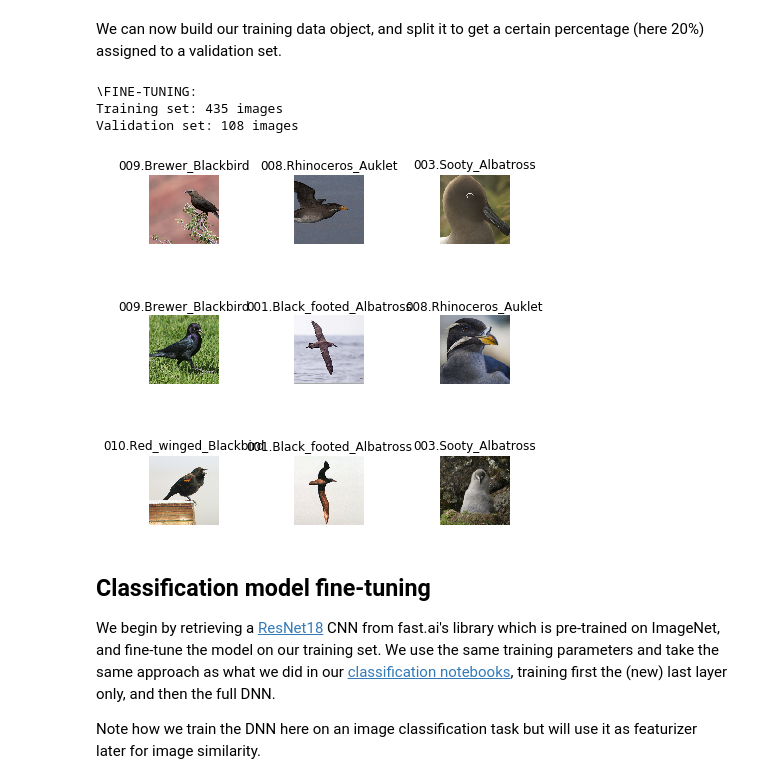
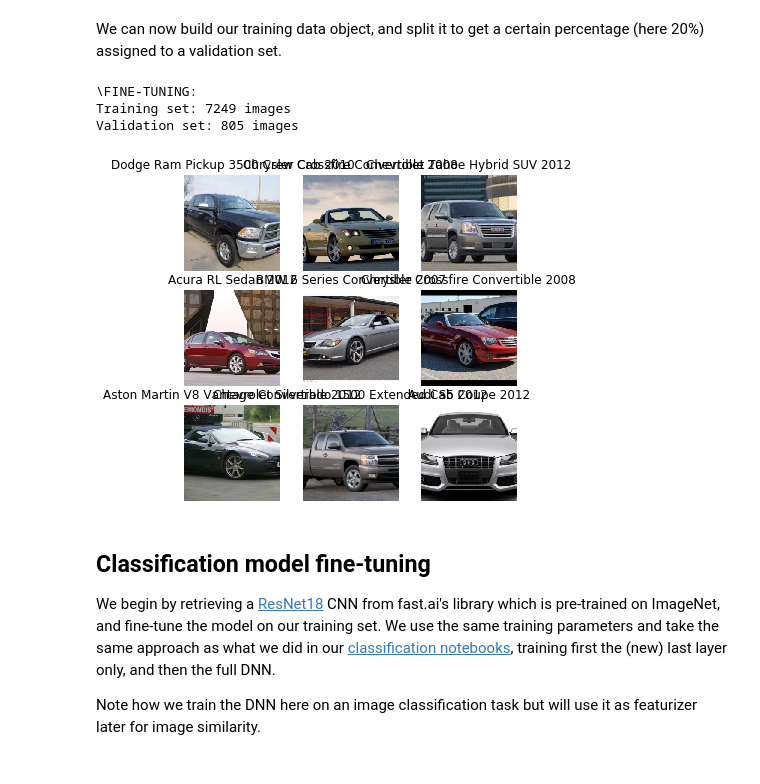
Before and after one commit to youngpark/computervision-recipes, a Jupyter notebook: scenarios/similarity/02_split_by_class.ipynb, the cells around one changed output. Drawn from its saved outputs; the diff is of its cells as text; code cells hidden in the pictures.

```diff
--- a/scenarios/similarity/02_split_by_class.ipynb
+++ b/scenarios/similarity/02_split_by_class.ipynb
@@ -76,44 +75,45 @@ Torch is using GPU: Tesla V100-PCIE-16GB
 We start with parameter specifications and data preparation. We use the *Fridge objects* dataset, which is composed of 134 images, divided into 4 classes: can, carton, milk bottle and water bottle. To train your own image retrieval systems, simply change the `DATA_PATH` variable below to point to a different (single-label) dataset.
 # %%
 # Set dataset, model and evaluation parameters
-DATA_FINETUNE_PATH = "C:/Users/pabuehle/Desktop/data/cub_200_2011_subset20/train"
-DATA_RANKING_PATH = "C:/Users/pabuehle/Desktop/data/cub_200_2011_subset20/test"
-#DATA_PATH = unzip_url(Urls.fridge_objects_path, exist_ok=True)
+#DATA_FINETUNE_PATH = "/home/pabuehle/Desktop/data/cub_200_2011/train"
+#DATA_RANKING_PATH = "/home/pabuehle/Desktop/data/cub_200_2011/test"
+DATA_FINETUNE_PATH = "/home/pabuehle/Desktop/data/cars196/train"
+DATA_RANKING_PATH = "/home/pabuehle/Desktop/data/cars196/test"
 
 # DNN configuration and learning parameters
-EPOCHS_HEAD = 4
+EPOCHS_HEAD = 8
 EPOCHS_BODY = 0 #12
 LEARNING_RATE = 10* 1e-4
 BATCH_SIZE = 16
 ARCHITECTURE = models.resnet18
-IM_SIZE = 300
+IM_SIZE = 224 #300
 # %% [markdown]
 We can now build our training data object, and split it to get a certain percentage (here 20%) assigned to a validation set.
 # %%
 # Load images into fast.ai's ImageDataBunch object
 random.seed(642)
 data_finetune = (
     ImageList.from_folder(DATA_FINETUNE_PATH)
-    .split_by_rand_pct(valid_pct=0.2, seed=20)
+    .split_by_rand_pct(valid_pct=0.1, seed=20)
     .label_from_folder()
     .transform(size=IM_SIZE)
     .databunch(bs=BATCH_SIZE, num_workers = db_num_workers())
     .normalize(imagenet_stats)
 )
 
 print(f"""\FINE-TUNING:
 Training set: {len(data_finetune.train_ds.x)} images
 Validation set: {len(data_finetune.valid_ds.x)} images\
 """
 )
 
 # Display example images
 data_finetune.show_batch(rows=3, figsize=(6, 6))
 # %% [output]
 \FINE-TUNING:
-Training set: 435 images
-Validation set: 108 images
+Training set: 7249 images
+Validation set: 805 images
-[figure, old version]
+[figure, new version]
 # %% [markdown]
 ## Classification model fine-tuning
 
```
Also changed, not shown: parts of 11 cells of this notebook.
